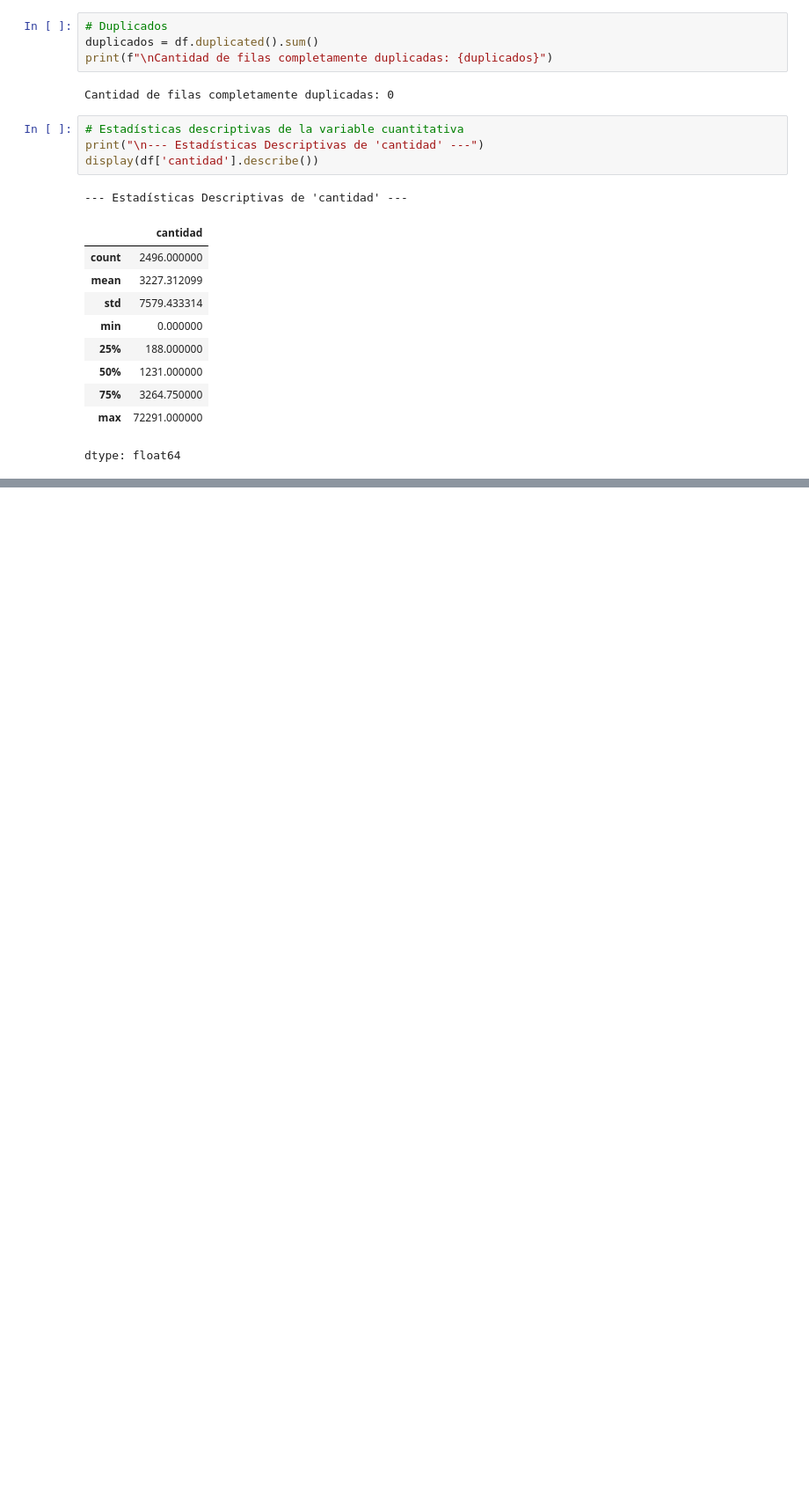
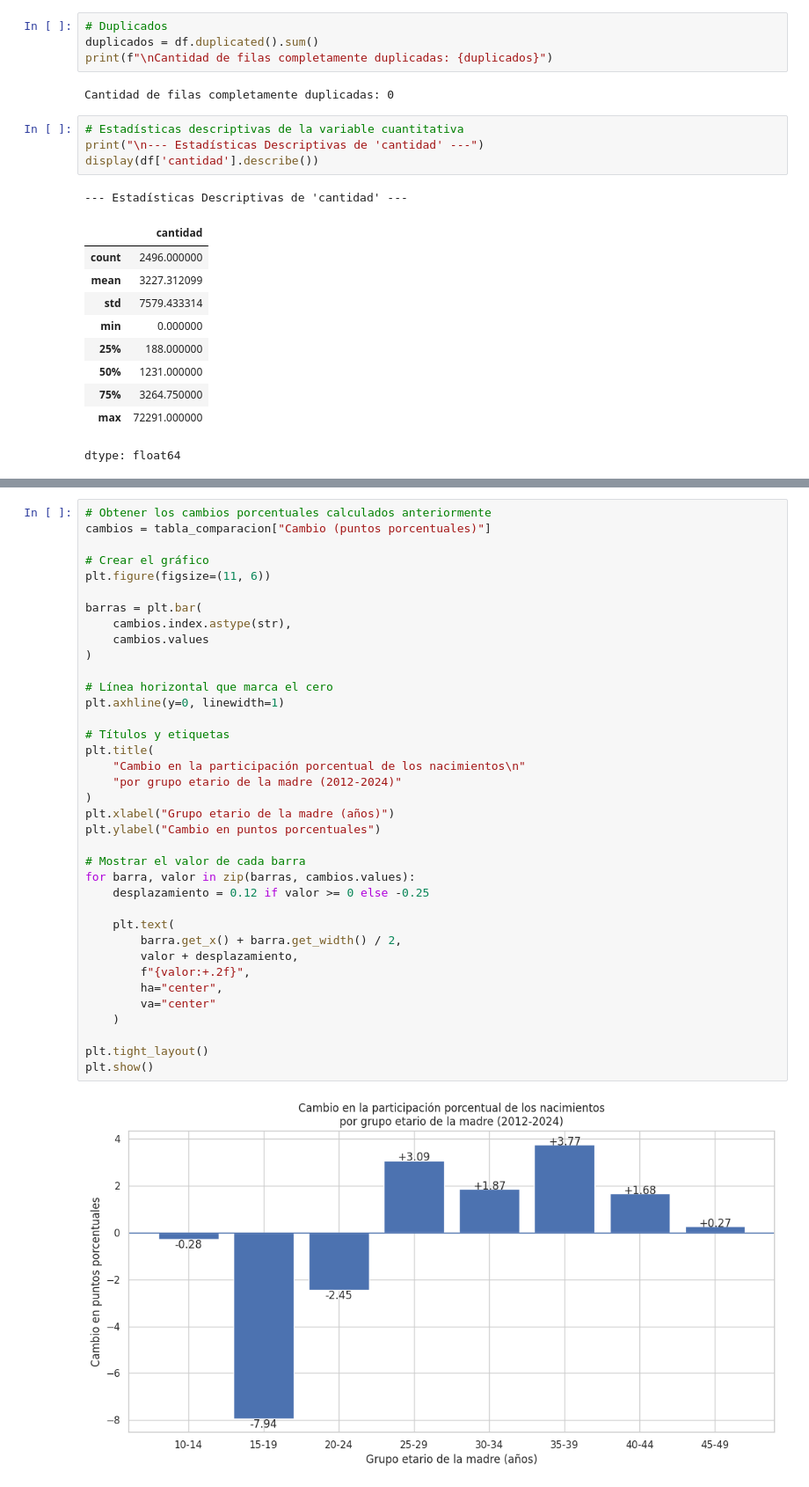
Before and after one commit to Mafervv149/tp-grupal-datos-fce, a Jupyter notebook: Analisis_Natalidad_RENAPER.ipynb, the cells around one changed output, grey strips where cells are left out. Shown at 88% size. Drawn from its saved outputs; the diff is of its cells as text; blank space fills up the shorter version.

```diff
--- a/Analisis_Natalidad_RENAPER.ipynb
+++ b/Analisis_Natalidad_RENAPER.ipynb
@@ -207,0 +385,39 @@ anio
+# %%
+# Obtener los cambios porcentuales calculados anteriormente
+cambios = tabla_comparacion["Cambio (puntos porcentuales)"]
+
+# Crear el gráfico
+plt.figure(figsize=(11, 6))
+
+barras = plt.bar(
+    cambios.index.astype(str),
+    cambios.values
+)
+
+# Línea horizontal que marca el cero
+plt.axhline(y=0, linewidth=1)
+
+# Títulos y etiquetas
+plt.title(
+    "Cambio en la participación porcentual de los nacimientos\n"
+    "por grupo etario de la madre (2012-2024)"
+)
+plt.xlabel("Grupo etario de la madre (años)")
+plt.ylabel("Cambio en puntos porcentuales")
+
+# Mostrar el valor de cada barra
+for barra, valor in zip(barras, cambios.values):
+    desplazamiento = 0.12 if valor >= 0 else -0.25
+
+    plt.text(
+        barra.get_x() + barra.get_width() / 2,
+        valor + desplazamiento,
+        f"{valor:+.2f}",
+        ha="center",
+        va="center"
+    )
+
+plt.tight_layout()
+plt.show()
+# %% [output]
+[figure, added]
```
Also changed, not shown: parts of 52 cells of this notebook.
